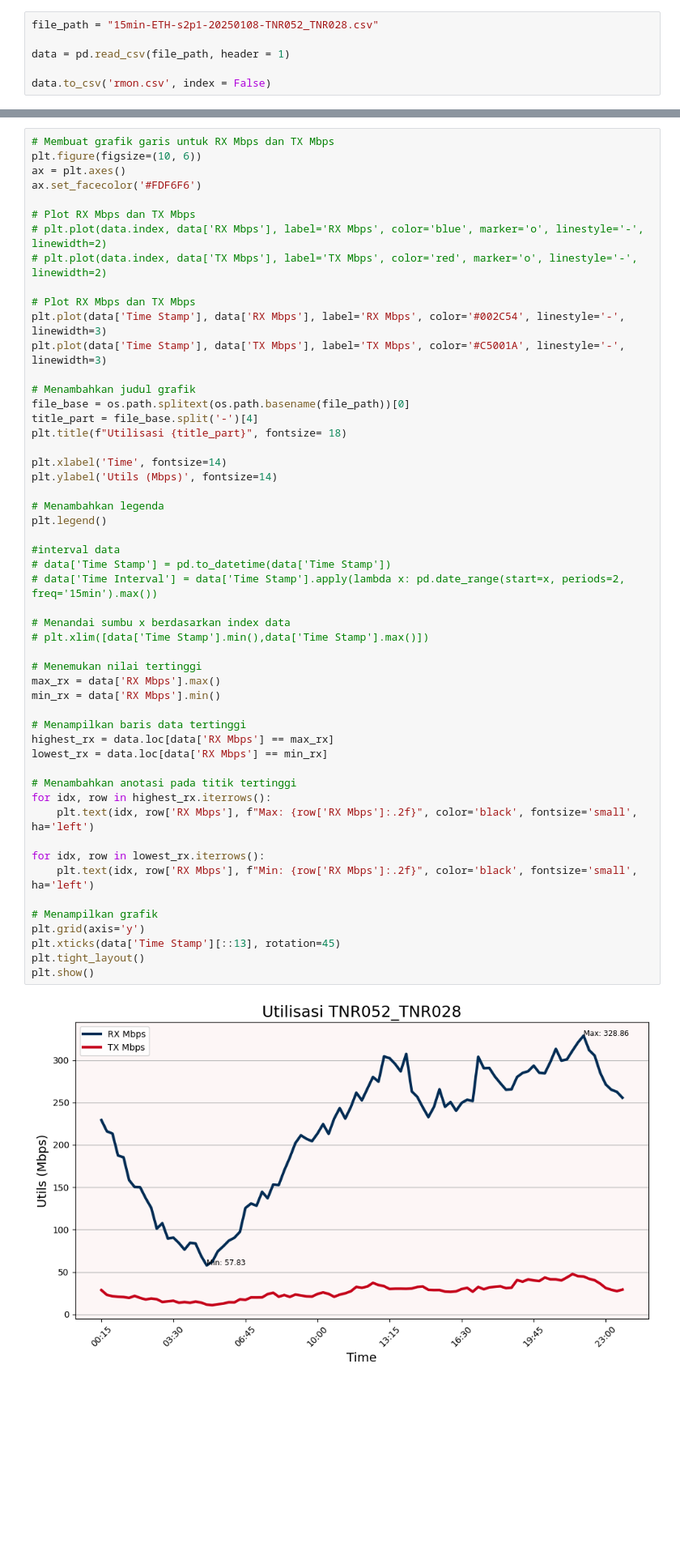
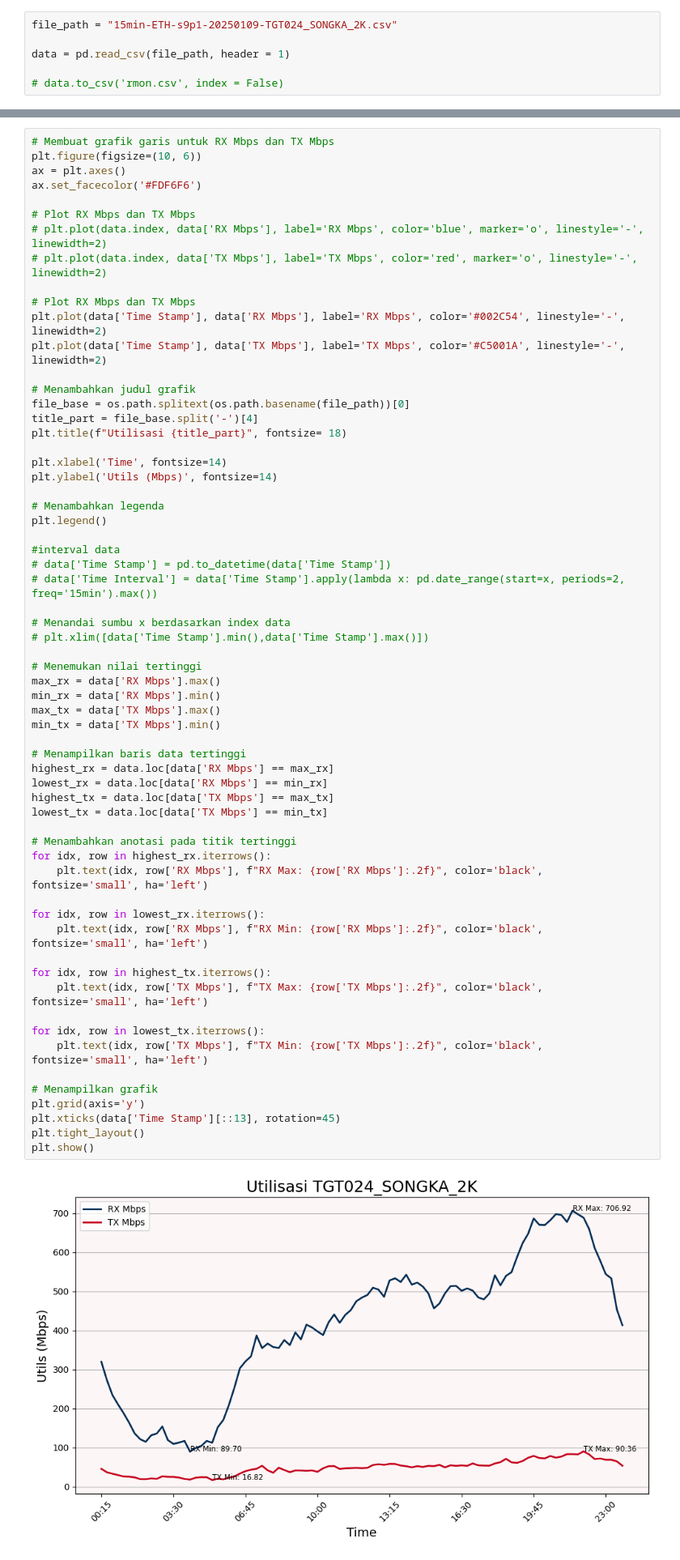
Before and after one commit to hanfx/rmon-utilization-graph, a Jupyter notebook: rmon.ipynb, the cells around one changed output, grey strips where cells are left out. Shown at 81% size. Cells and saved outputs as stored; diff of their text form; blank space fills up the shorter version.

```diff
--- a/rmon.ipynb
+++ b/rmon.ipynb
@@ -3,11 +3,11 @@ import os
 import pandas as pd
 import matplotlib.pyplot as plt
 # %%
-file_path = "15min-ETH-s2p1-20250108-TNR052_TNR028.csv"
+file_path = "15min-ETH-s9p1-20250109-TGT024_SONGKA_2K.csv"
 
 data = pd.read_csv(file_path, header = 1)
 
-data.to_csv('rmon.csv', index = False)
+# data.to_csv('rmon.csv', index = False)
 # %%
 data.head()
 # %% [output]
@@ -94,8 +94,8 @@ ax.set_facecolor('#FDF6F6')
 # plt.plot(data.index, data['TX Mbps'], label='TX Mbps', color='red', marker='o', linestyle='-', linewidth=2)
 
 # Plot RX Mbps dan TX Mbps
-plt.plot(data['Time Stamp'], data['RX Mbps'], label='RX Mbps', color='#002C54', linestyle='-', linewidth=3)
-plt.plot(data['Time Stamp'], data['TX Mbps'], label='TX Mbps', color='#C5001A', linestyle='-', linewidth=3)
+plt.plot(data['Time Stamp'], data['RX Mbps'], label='RX Mbps', color='#002C54', linestyle='-', linewidth=2)
+plt.plot(data['Time Stamp'], data['TX Mbps'], label='TX Mbps', color='#C5001A', linestyle='-', linewidth=2)
 
 # Menambahkan judul grafik
 file_base = os.path.splitext(os.path.basename(file_path))[0]
@@ -107,33 +107,43 @@ plt.ylabel('Utils (Mbps)', fontsize=14)
 
 # Menambahkan legenda
 plt.legend()
 
 #interval data
 # data['Time Stamp'] = pd.to_datetime(data['Time Stamp'])
 # data['Time Interval'] = data['Time Stamp'].apply(lambda x: pd.date_range(start=x, periods=2, freq='15min').max())
 
 # Menandai sumbu x berdasarkan index data
 # plt.xlim([data['Time Stamp'].min(),data['Time Stamp'].max()])
 
 # Menemukan nilai tertinggi
 max_rx = data['RX Mbps'].max()
 min_rx = data['RX Mbps'].min()
+max_tx = data['TX Mbps'].max()
+min_tx = data['TX Mbps'].min()
 
 # Menampilkan baris data tertinggi
 highest_rx = data.loc[data['RX Mbps'] == max_rx]
 lowest_rx = data.loc[data['RX Mbps'] == min_rx]
+highest_tx = data.loc[data['TX Mbps'] == max_tx]
+lowest_tx = data.loc[data['TX Mbps'] == min_tx]
 
 # Menambahkan anotasi pada titik tertinggi
 for idx, row in highest_rx.iterrows():
-    plt.text(idx, row['RX Mbps'], f"Max: {row['RX Mbps']:.2f}", color='black', fontsize='small', ha='left')
+    plt.text(idx, row['RX Mbps'], f"RX Max: {row['RX Mbps']:.2f}", color='black', fontsize='small', ha='left')
 
 for idx, row in lowest_rx.iterrows():
-    plt.text(idx, row['RX Mbps'], f"Min: {row['RX Mbps']:.2f}", color='black', fontsize='small', ha='left')
+    plt.text(idx, row['RX Mbps'], f"RX Min: {row['RX Mbps']:.2f}", color='black', fontsize='small', ha='left')
+
+for idx, row in highest_tx.iterrows():
+    plt.text(idx, row['TX Mbps'], f"TX Max: {row['TX Mbps']:.2f}", color='black', fontsize='small', ha='left')
+
+for idx, row in lowest_tx.iterrows():
+    plt.text(idx, row['TX Mbps'], f"TX Min: {row['TX Mbps']:.2f}", color='black', fontsize='small', ha='left')
 
 # Menampilkan grafik
 plt.grid(axis='y')
 plt.xticks(data['Time Stamp'][::13], rotation=45)
 plt.tight_layout()
 plt.show()
 # %% [output]
-[figure, old version]
+[figure, new version]
```
Also changed, not shown: parts of 4 cells of this notebook, 5 other files.
